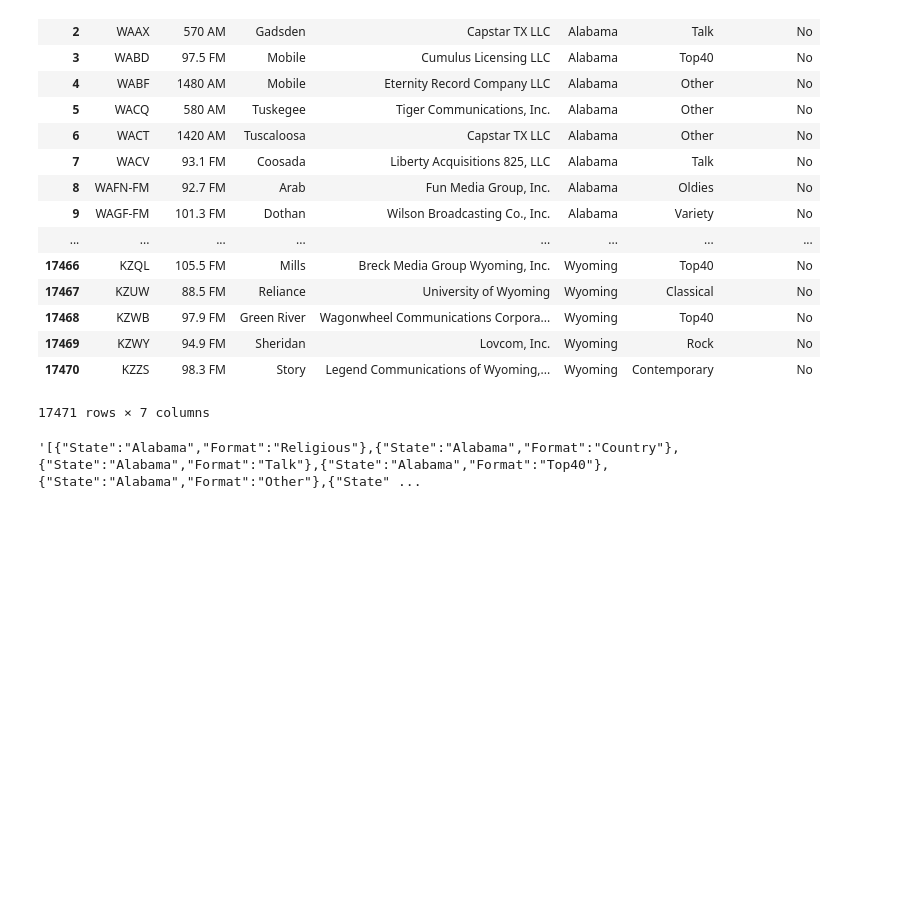
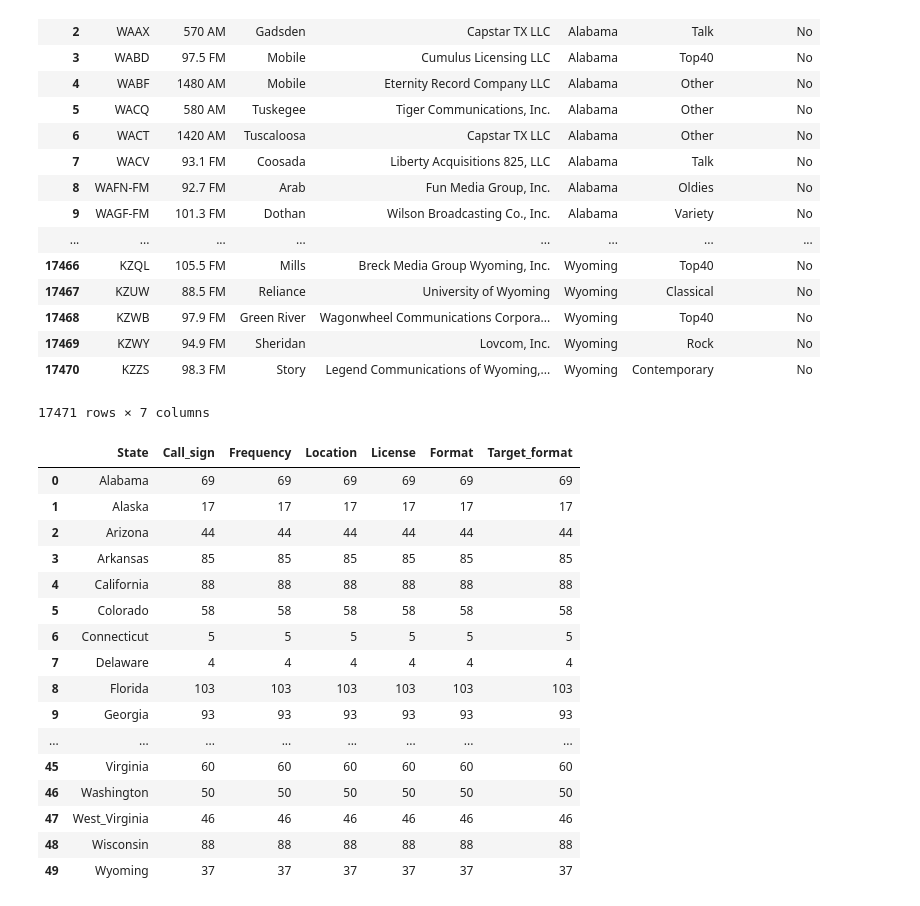
Before and after one commit to nancyculley/Medium-Data, a Jupyter notebook: Radio scrape - NC.ipynb, the cells around one changed output. Saved outputs shown, nothing was run; the diff lists cells and outputs as text; code cells hidden in the pictures; blank space fills up the shorter version.

```diff
--- a/Radio scrape - NC.ipynb
+++ b/Radio scrape - NC.ipynb
@@ -134,8 +135,3 @@ radio_df
 | 17469 | KZWY | 94.9 FM | Sheridan | Lovcom, Inc. | Wyoming | Rock | No |
 | 17470 | KZZS | 98.3 FM | Story | Legend Communications of Wyoming,... | Wyoming | Contemporary | No |
 17471 rows × 7 columns
-# %%
-radio_df_for_json = radio_df[radio_df.columns[4:]].to_json(orient='records')
-radio_df_for_json
-# %% [output]
-'[{"State":"Alabama","Format":"Religious"},{"State":"Alabama","Format":"Country"},{"State":"Alabama","Format":"Talk"},{"State":"Alabama","Format":"Top40"},{"State":"Alabama","Format":"Other"},{"State" ...
@@ -144,0 +138,29 @@ radio_df_for_json
+# %%
+# Counts of target stations - Blues, bluegrass, country, cajun & sports
+# Keeping only yes target
+target_yes_df = radio_df.loc[radio_df["Target_format"] == "Yes", :]
+# Grouping by state
+target_yes_count_df = target_yes_df.groupby(['State'])
+# Count by state
+target_yes_for_json = target_yes_count_df.count()
+# Code to make a stable dataframe
+target_yes_for_json.reset_index(inplace=True)
+target_yes_for_json
+# %% [output]
+|  | State | Call_sign | Frequency | Location | License | Format | Target_format |
+| 0 | Alabama | 69 | 69 | 69 | 69 | 69 | 69 |
+| 1 | Alaska | 17 | 17 | 17 | 17 | 17 | 17 |
+| 2 | Arizona | 44 | 44 | 44 | 44 | 44 | 44 |
+| 3 | Arkansas | 85 | 85 | 85 | 85 | 85 | 85 |
+| 4 | California | 88 | 88 | 88 | 88 | 88 | 88 |
+| 5 | Colorado | 58 | 58 | 58 | 58 | 58 | 58 |
+| 6 | Connecticut | 5 | 5 | 5 | 5 | 5 | 5 |
+| 7 | Delaware | 4 | 4 | 4 | 4 | 4 | 4 |
+| 8 | Florida | 103 | 103 | 103 | 103 | 103 | 103 |
+| 9 | Georgia | 93 | 93 | 93 | 93 | 93 | 93 |
+| ... | ... | ... | ... | ... | ... | ... | ... |
+| 45 | Virginia | 60 | 60 | 60 | 60 | 60 | 60 |
+| 46 | Washington | 50 | 50 | 50 | 50 | 50 | 50 |
+| 47 | West_Virginia | 46 | 46 | 46 | 46 | 46 | 46 |
+| 48 | Wisconsin | 88 | 88 | 88 | 88 | 88 | 88 |
+| 49 | Wyoming | 37 | 37 | 37 | 37 | 37 | 37 |
```
Also changed, not shown: parts of 5 cells of this notebook, 1 other file.
